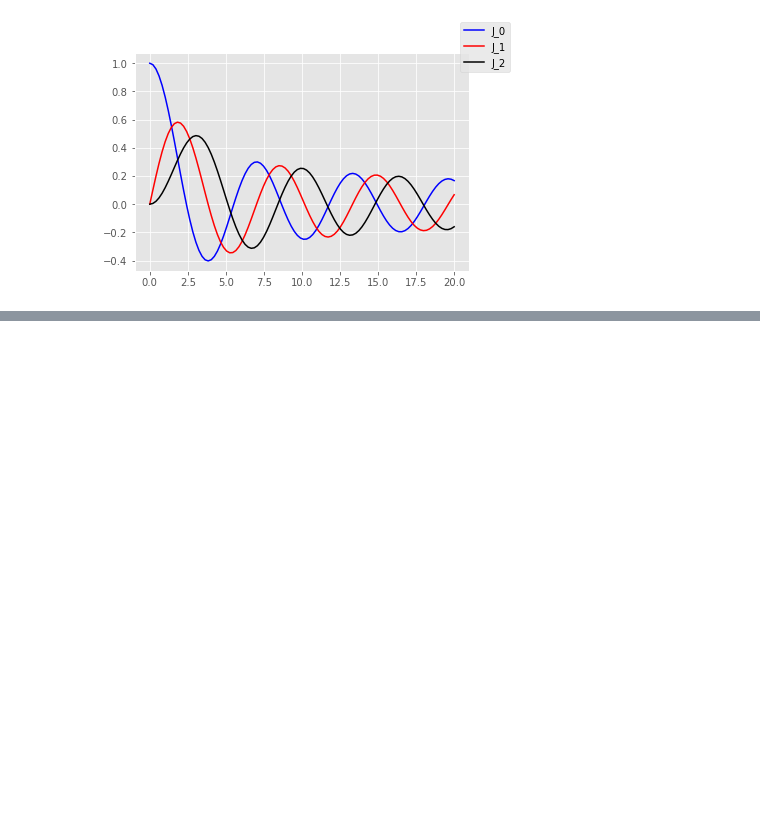
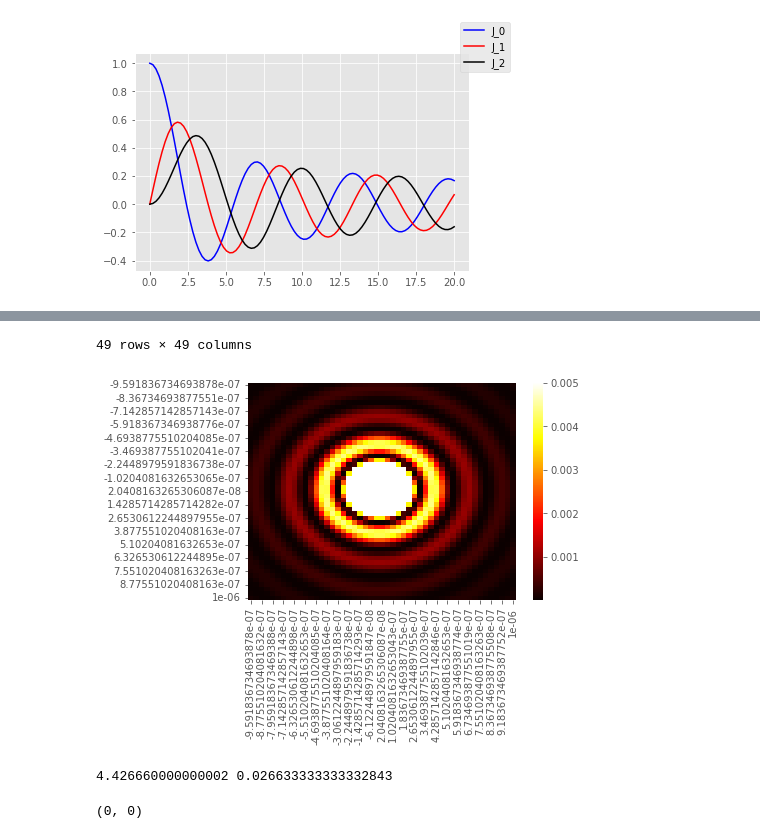
Before and after one commit to tiago-trigo/Computational-Physics, a Jupyter notebook: Folha4.ipynb, the cells around one changed output, grey strips where cells are left out. Saved outputs shown, nothing was run; the diff lists cells and outputs as text; code cells hidden in the pictures; blank space fills up the shorter version.

```diff
--- a/Folha4.ipynb
+++ b/Folha4.ipynb
@@ -133,3 +133,26 @@ fig.legend()
 # %% [output]
 <matplotlib.legend.Legend at 0x...>
 [figure]
+# %%
+def r(x,y):
+    return np.sqrt(x**2 + y**2)
+
+x = np.linspace(-1*10**-6, 1*10**-6,50)
+
+data = np.zeros([len(x), len(x)])
+data = pd.DataFrame(data, columns = x, index = x)
+data = data.iloc[1:]
+data = data.iloc[:,1:]
+k = 2*np.pi/(500*10**-9)
+
+for xx in x[1:]:
+    for yy in x[1:]:
+        r_ = r(xx,yy)
+        if r_ == 0:
+            data.loc[xx,yy] = 1/2
+        else:
+            data.loc[xx,yy] = (J(1,k * r_)/(k * r_))**2
+# %%
+sns.heatmap(data, vmax = 0.005, cmap = "hot")
+data
+# %% [output]
@@ -135,0 +176,2 @@ fig.legend()
+49 rows × 49 columns
+[figure, added]
@@ -135,0 +188,6 @@ fig.legend()
+# %%
+valor = trapezio2(0,2,20)
+erro = 1/3 * abs(trapezio2(0,2,20) - trapezio2(0,2,10))
+print(valor, erro)
+# %% [output]
+4.426660000000002 0.026633333333332843
@@ -135,0 +214,4 @@ fig.legend()
+# %%
+trapezio4(0,1,10**-6,2)
+# %% [output]
+(0, 0)
```
Also changed, not shown: parts of 5 cells of this notebook.
